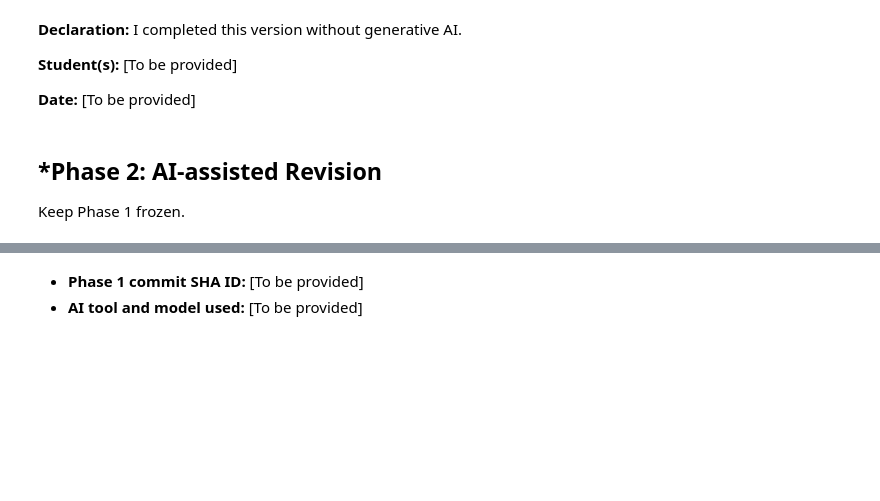
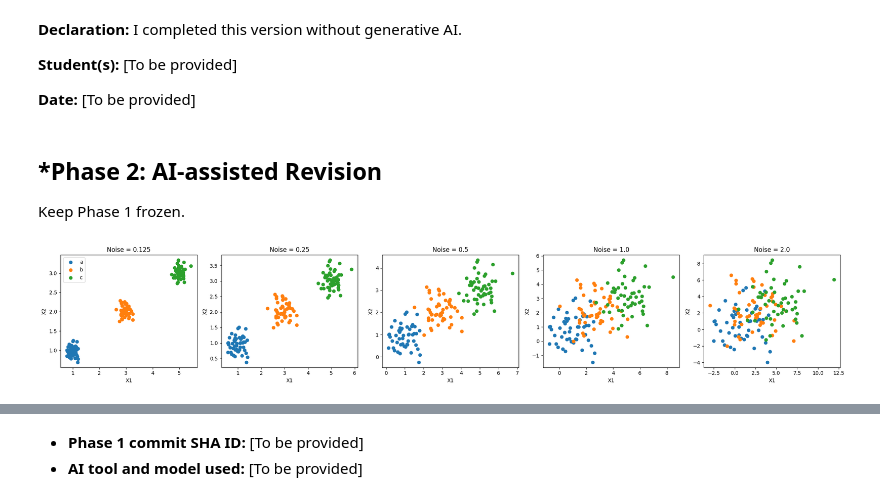
Before and after one commit to jason-zermani/A04-clustering, a Jupyter notebook: notebook.ipynb, the cells around one changed output, grey strips where cells are left out. Cells and saved outputs as stored; diff of their text form; code cells hidden in the pictures; blank space fills up the shorter version.

```diff
--- a/notebook.ipynb
+++ b/notebook.ipynb
@@ -303,0 +374,22 @@ Keep Phase 1 frozen.
+# %%
+fig, axes = plt.subplots(1, 5, figsize=(22, 4))
+
+for i in range(5):
+    for group in ["a", "b", "c"]:
+        data = datasets[i][datasets[i]["group"] == group]
+
+        axes[i].scatter(
+            data["x1"],
+            data["x2"],
+            label=group
+        )
+
+    axes[i].set_title("Noise = " + str(noise_levels[i]))
+    axes[i].set_xlabel("X1")
+    axes[i].set_ylabel("X2")
+
+axes[0].legend()
+plt.tight_layout()
+plt.show()
+# %% [output]
+[figure, added]
```
Also changed, not shown: parts of 22 cells of this notebook.
